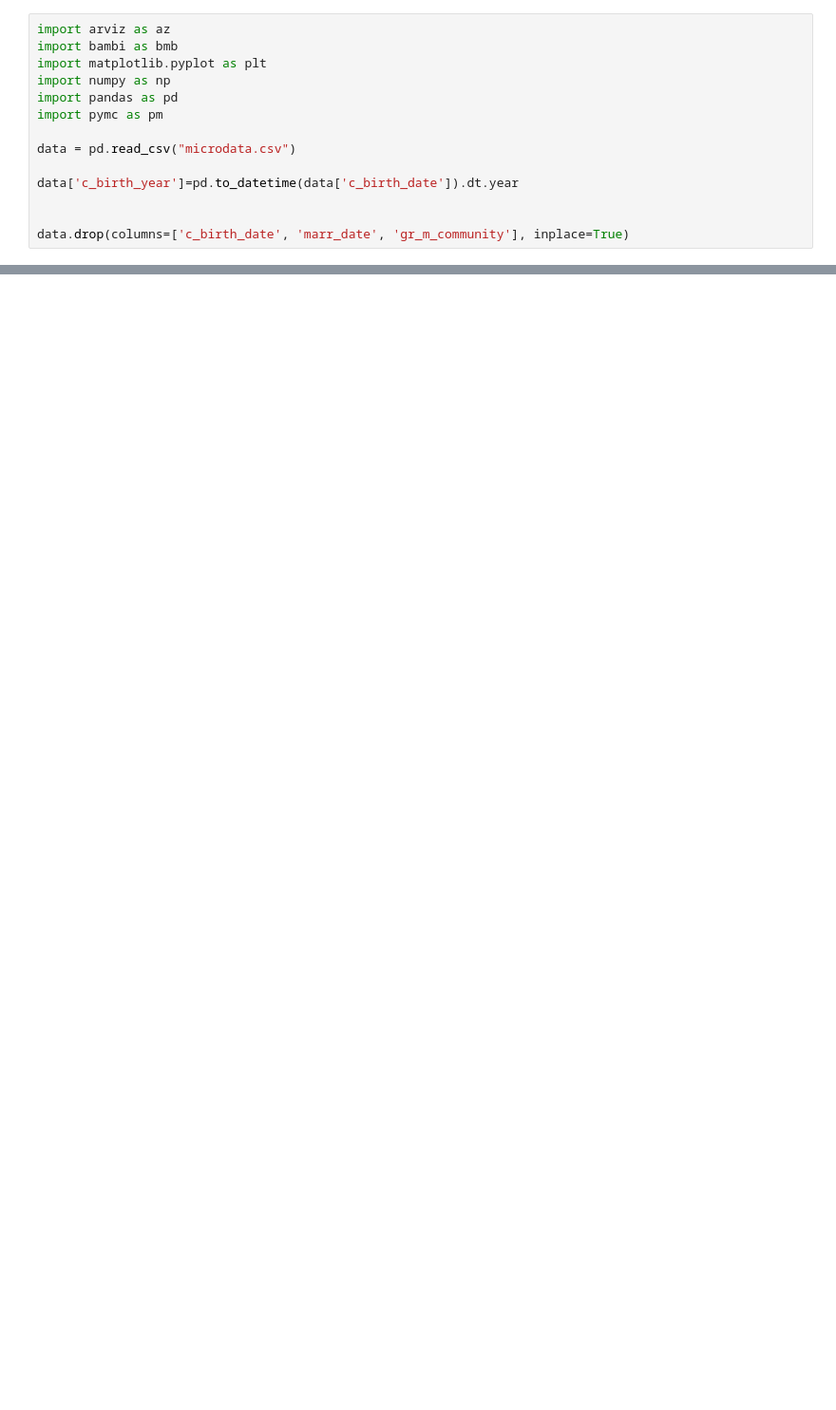
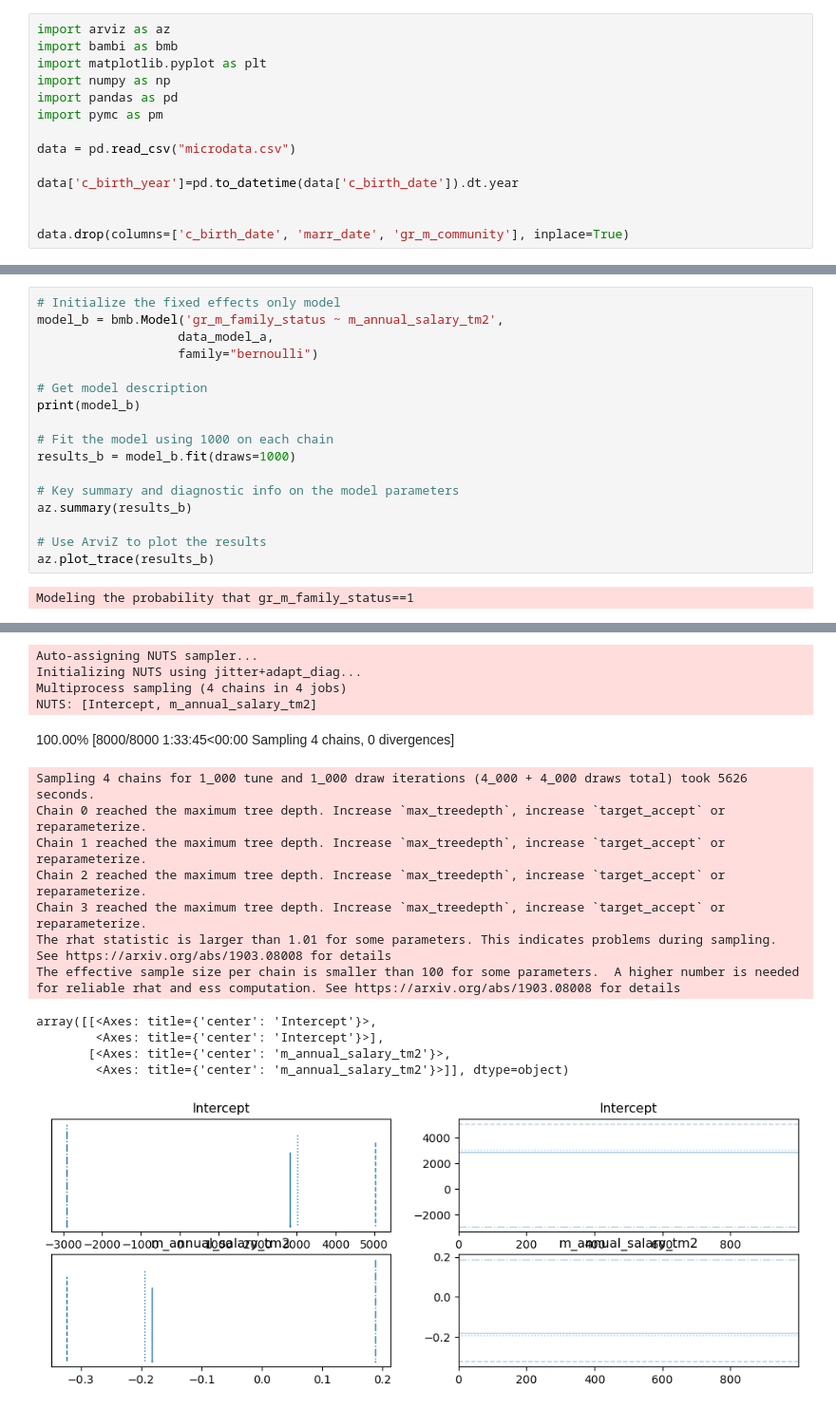
Before and after one commit to johnnymosby/municipalitiesDistances, a Jupyter notebook: bayesianAnalysis/Python/model_with_bambi.ipynb, the cells around one changed output, grey strips where cells are left out. Shown at 95% size. Cells and saved outputs as stored; diff of their text form; blank space fills up the shorter version.

```diff
--- a/bayesianAnalysis/Python/model_with_bambi.ipynb
+++ b/bayesianAnalysis/Python/model_with_bambi.ipynb
@@ -37,0 +65,19 @@ IndexError: tuple index out of range
+# %%
+# Initialize the fixed effects only model
+model_b = bmb.Model('gr_m_family_status ~ m_annual_salary_tm2',
+                   data_model_a,
+                   family="bernoulli")
+
+# Get model description
+print(model_b)
+
+# Fit the model using 1000 on each chain
+results_b = model_b.fit(draws=1000)
+
+# Key summary and diagnostic info on the model parameters
+az.summary(results_b)
+
+# Use ArviZ to plot the results
+az.plot_trace(results_b)
+# %% [output]
+Modeling the probability that gr_m_family_status==1
@@ -37,0 +93,17 @@ IndexError: tuple index out of range
+Auto-assigning NUTS sampler...
+Initializing NUTS using jitter+adapt_diag...
+Multiprocess sampling (4 chains in 4 jobs)
+NUTS: [Intercept, m_annual_salary_tm2]
+100.00% [8000/8000 1:33:45<00:00 Sampling 4 chains, 0 divergences]
+Sampling 4 chains for 1_000 tune and 1_000 draw iterations (4_000 + 4_000 draws total) took 5626 seconds.
+Chain 0 reached the maximum tree depth. Increase `max_treedepth`, increase `target_accept` or reparameterize.
+Chain 1 reached the maximum tree depth. Increase `max_treedepth`, increase `target_accept` or reparameterize.
+Chain 2 reached the maximum tree depth. Increase `max_treedepth`, increase `target_accept` or reparameterize.
+Chain 3 reached the maximum tree depth. Increase `max_treedepth`, increase `target_accept` or reparameterize.
+The rhat statistic is larger than 1.01 for some parameters. This indicates problems during sampling. See https://arxiv.org/abs/1903.08008 for details
+The effective sample size per chain is smaller than 100 for some parameters.  A higher number is needed for reliable rhat and ess computation. See https://arxiv.org/abs/1903.08008 for details
+array([[<Axes: title={'center': 'Intercept'}>,
+        <Axes: title={'center': 'Intercept'}>],
+       [<Axes: title={'center': 'm_annual_salary_tm2'}>,
+        <Axes: title={'center': 'm_annual_salary_tm2'}>]], dtype=object)
+[figure, added]
```
Also changed, not shown: parts of 6 cells of this notebook, 2 other files.
